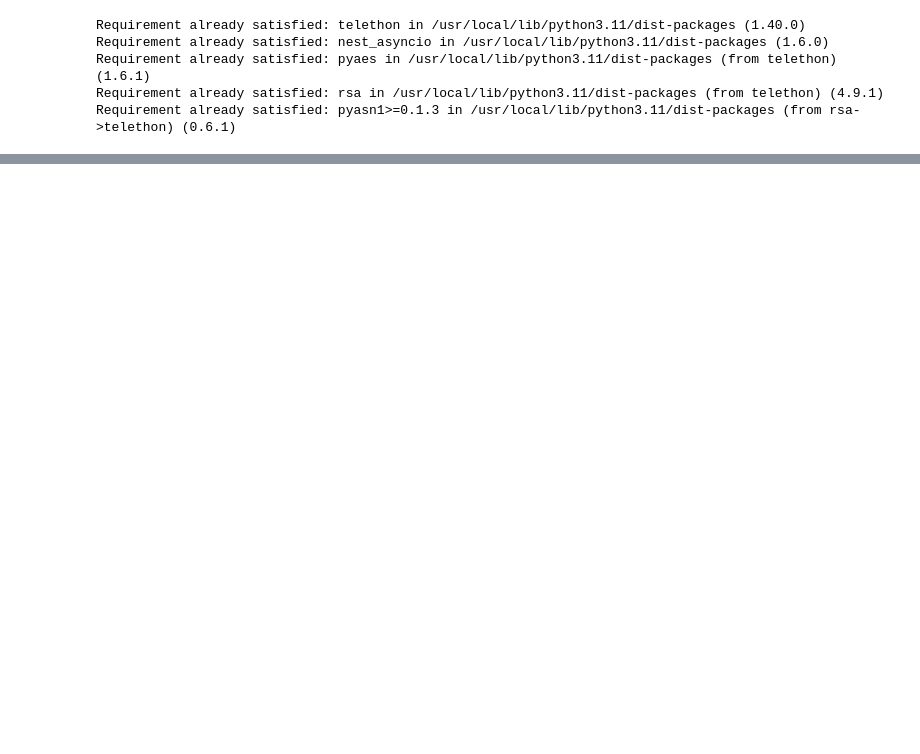
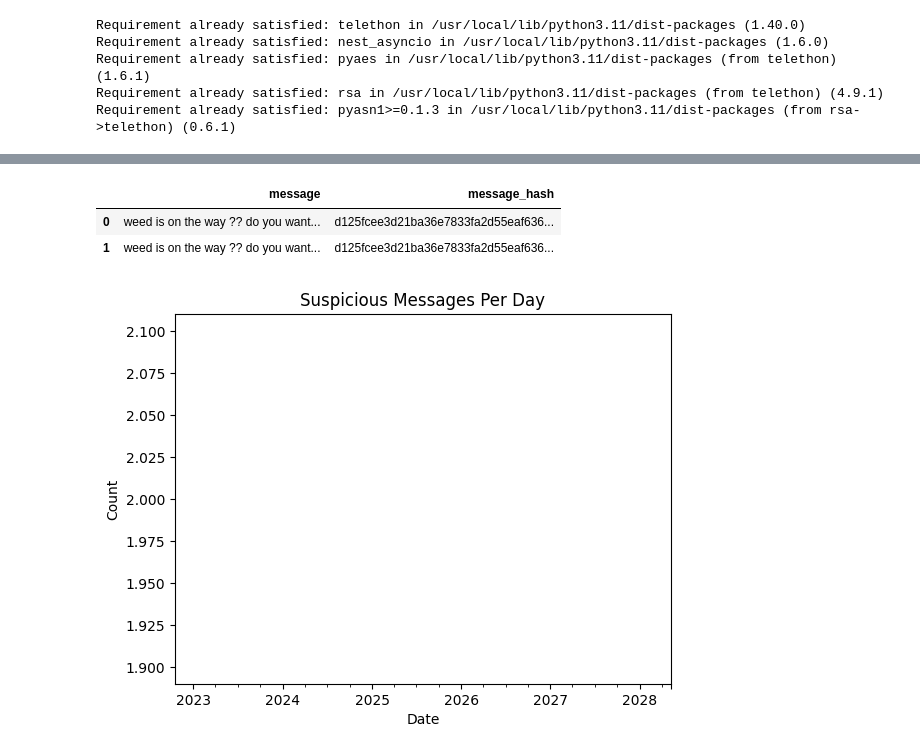
Before and after one commit to Samridhi0705/MajorProject, a Jupyter notebook: mp.ipynb, the cells around one changed output, grey strips where cells are left out. Saved outputs shown, nothing was run; the diff lists cells and outputs as text; code cells hidden in the pictures; blank space fills up the shorter version.

```diff
--- a/mp.ipynb
+++ b/mp.ipynb
@@ -62,0 +233,11 @@ New message from 8432945463 at 2025-07-28 16:55:39: hellooozzz
+# %%
+import hashlib
+
+# For each suspicious message, compute hash and (optionally) store/send it
+df = df[df['suspicious'] == 1]
+df['message_hash'] = df['message'].apply(lambda x: hashlib.sha256(str(x).encode('utf-8')).hexdigest())
+df.to_csv('suspicious_messages_with_hash.csv', index=False)
+
+# Display hashes for evidence
+print(df[['message', 'message_hash']].head())
+print(df.columns)
@@ -62,0 +261,20 @@ New message from 8432945463 at 2025-07-28 16:55:39: hellooozzz
+# %%
+import hashlib
+
+# Add a tamper-proof hash column for each suspicious message
+df['message_hash'] = df['message'].apply(lambda x: hashlib.sha256(str(x).encode('utf-8')).hexdigest())
+df[['message','message_hash']].head()
+# %% [output]
+|  | message | message_hash |
+| 0 | weed is on the way ?? do you want... | d125fcee3d21ba36e7833fa2d55eaf636... |
+| 1 | weed is on the way ?? do you want... | d125fcee3d21ba36e7833fa2d55eaf636... |
+# %%
+# Messages over time
+df['timestamp'] = pd.to_datetime(df['timestamp'])
+df.set_index('timestamp', inplace=True)
+df.resample('D')['suspicious'].sum().plot(kind='line', title='Suspicious Messages Per Day')
+plt.xlabel('Date')
+plt.ylabel('Count')
+plt.show()
+# %% [output]
+[figure, added]
```
Also changed, not shown: parts of 17 cells of this notebook.
